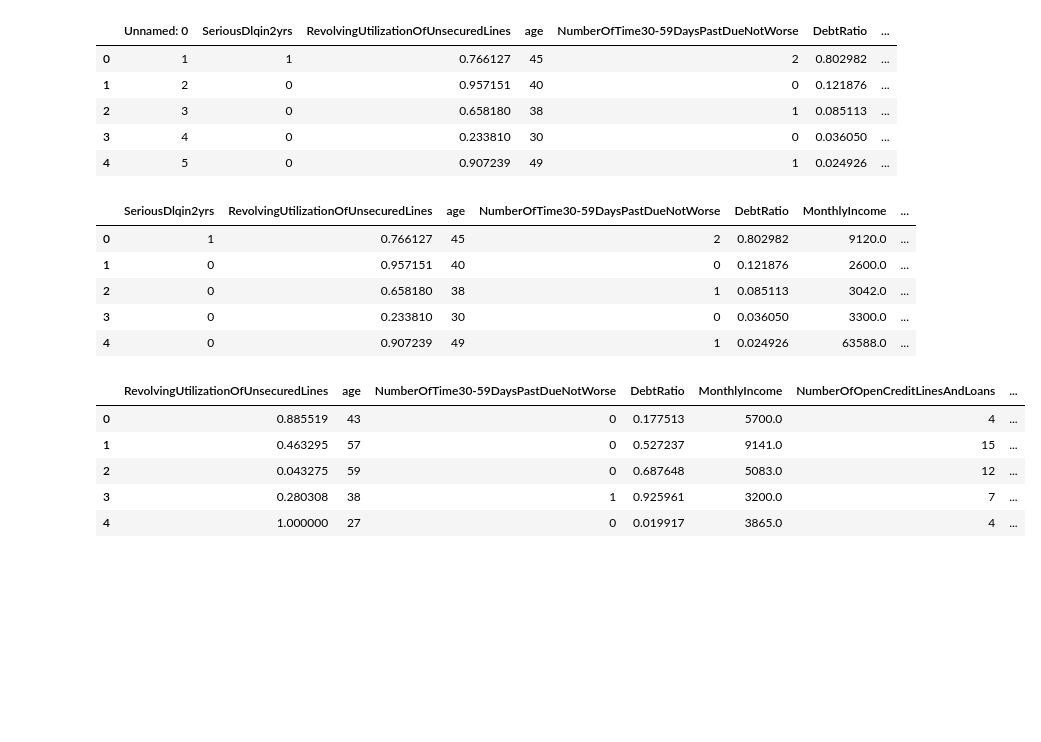
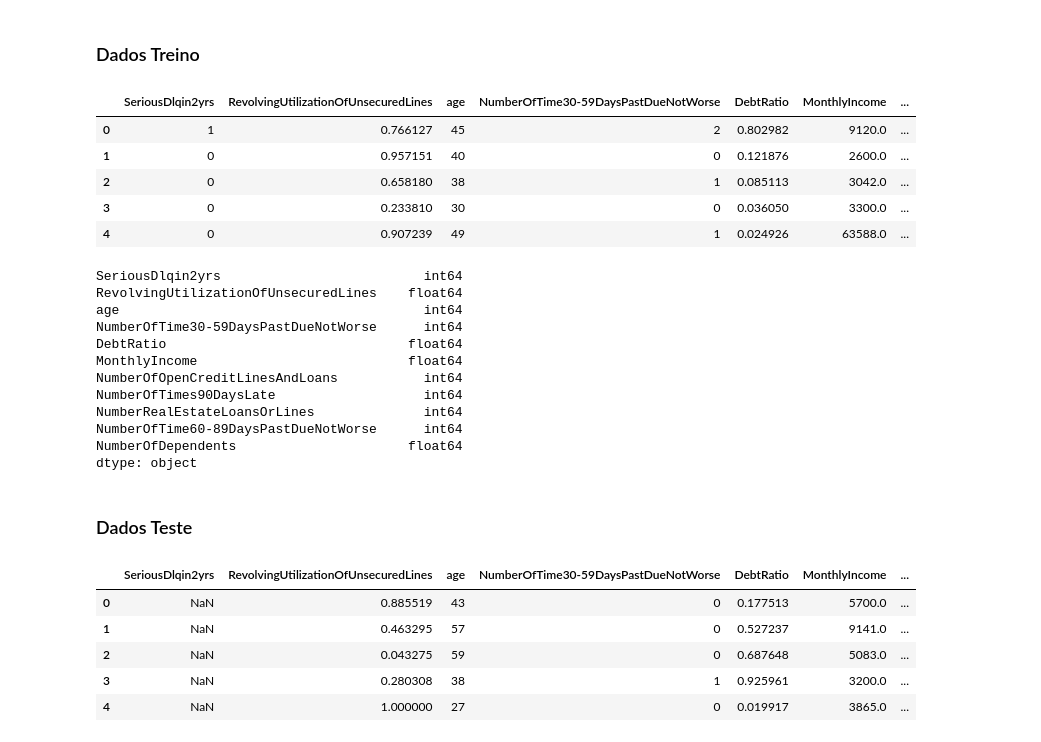
Before and after one commit to RubensSJunior/creditRisk_DecisionEngine, a Jupyter notebook: notebook/01_sample.ipynb, the cells around one changed output. Drawn from its saved outputs; the diff is of its cells as text; code cells hidden in the pictures; blank space fills up the shorter version.

```diff
--- a/notebook/01_sample.ipynb
+++ b/notebook/01_sample.ipynb
@@ -6,29 +21,42 @@ df_test = pd.read_csv("../data/raw/cs-test.csv")
+# %% [markdown]
+### Dados Treino
+# %%
+import pandas as pd
+df_train = pd.read_csv("../data/raw/cs-training.csv")
+df_train = df_train.drop(columns=["Unnamed: 0"]) # Extração de variavel indice
+df_train.head()
+# %% [output]
+|  | SeriousDlqin2yrs | RevolvingUtilizationOfUnsecuredLines | age | NumberOfTime30-59DaysPastDueNotWorse | DebtRatio | MonthlyIncome | ... |
+| 0 | 1 | 0.766127 | 45 | 2 | 0.802982 | 9120.0 | ... |
+| 1 | 0 | 0.957151 | 40 | 0 | 0.121876 | 2600.0 | ... |
+| 2 | 0 | 0.658180 | 38 | 1 | 0.085113 | 3042.0 | ... |
+| 3 | 0 | 0.233810 | 30 | 0 | 0.036050 | 3300.0 | ... |
+| 4 | 0 | 0.907239 | 49 | 1 | 0.024926 | 63588.0 | ... |
 # %%
-df_train.head()
+df_train.dtypes
 # %% [output]
-|  | Unnamed: 0 | SeriousDlqin2yrs | RevolvingUtilizationOfUnsecuredLines | age | NumberOfTime30-59DaysPastDueNotWorse | DebtRatio | ... |
-| 0 | 1 | 1 | 0.766127 | 45 | 2 | 0.802982 | ... |
-| 1 | 2 | 0 | 0.957151 | 40 | 0 | 0.121876 | ... |
-| 2 | 3 | 0 | 0.658180 | 38 | 1 | 0.085113 | ... |
-| 3 | 4 | 0 | 0.233810 | 30 | 0 | 0.036050 | ... |
-| 4 | 5 | 0 | 0.907239 | 49 | 1 | 0.024926 | ... |
+SeriousDlqin2yrs                          int64
+RevolvingUtilizationOfUnsecuredLines    float64
+age                                       int64
+NumberOfTime30-59DaysPastDueNotWorse      int64
+DebtRatio                               float64
+MonthlyIncome                           float64
+NumberOfOpenCreditLinesAndLoans           int64
+NumberOfTimes90DaysLate                   int64
+NumberRealEstateLoansOrLines              int64
+NumberOfTime60-89DaysPastDueNotWorse      int64
+NumberOfDependents                      float64
+dtype: object
-# %%
-df_train = df_train.drop(columns=["Unnamed: 0"])
-df_train.head()
-# %% [output]
-|  | SeriousDlqin2yrs | RevolvingUtilizationOfUnsecuredLines | age | NumberOfTime30-59DaysPastDueNotWorse | DebtRatio | MonthlyIncome | ... |
-| 0 | 1 | 0.766127 | 45 | 2 | 0.802982 | 9120.0 | ... |
-| 1 | 0 | 0.957151 | 40 | 0 | 0.121876 | 2600.0 | ... |
-| 2 | 0 | 0.658180 | 38 | 1 | 0.085113 | 3042.0 | ... |
-| 3 | 0 | 0.233810 | 30 | 0 | 0.036050 | 3300.0 | ... |
-| 4 | 0 | 0.907239 | 49 | 1 | 0.024926 | 63588.0 | ... |
+# %% [markdown]
+### Dados Teste
 # %%
-df_test = df_test.drop(columns=["Unnamed: 0","SeriousDlqin2yrs"])
+df_test = pd.read_csv("../data/raw/cs-test.csv")
+df_test = df_test.drop(columns=["Unnamed: 0"]) # Extração de variavel indice
 df_test.head()
 # %% [output]
-|  | RevolvingUtilizationOfUnsecuredLines | age | NumberOfTime30-59DaysPastDueNotWorse | DebtRatio | MonthlyIncome | NumberOfOpenCreditLinesAndLoans | ... |
-| 0 | 0.885519 | 43 | 0 | 0.177513 | 5700.0 | 4 | ... |
-| 1 | 0.463295 | 57 | 0 | 0.527237 | 9141.0 | 15 | ... |
-| 2 | 0.043275 | 59 | 0 | 0.687648 | 5083.0 | 12 | ... |
-| 3 | 0.280308 | 38 | 1 | 0.925961 | 3200.0 | 7 | ... |
-| 4 | 1.000000 | 27 | 0 | 0.019917 | 3865.0 | 4 | ... |
+|  | SeriousDlqin2yrs | RevolvingUtilizationOfUnsecuredLines | age | NumberOfTime30-59DaysPastDueNotWorse | DebtRatio | MonthlyIncome | ... |
+| 0 | NaN | 0.885519 | 43 | 0 | 0.177513 | 5700.0 | ... |
+| 1 | NaN | 0.463295 | 57 | 0 | 0.527237 | 9141.0 | ... |
+| 2 | NaN | 0.043275 | 59 | 0 | 0.687648 | 5083.0 | ... |
+| 3 | NaN | 0.280308 | 38 | 1 | 0.925961 | 3200.0 | ... |
+| 4 | NaN | 1.000000 | 27 | 0 | 0.019917 | 3865.0 | ... |
```
Also changed, not shown: parts of 9 cells of this notebook, 16 other files.
